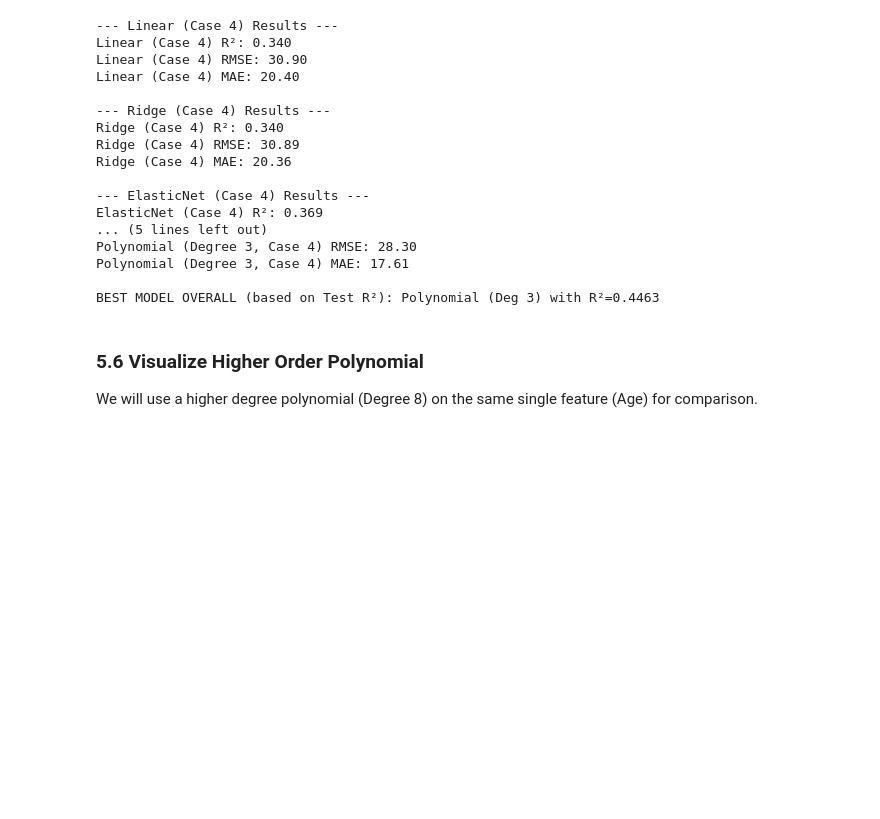
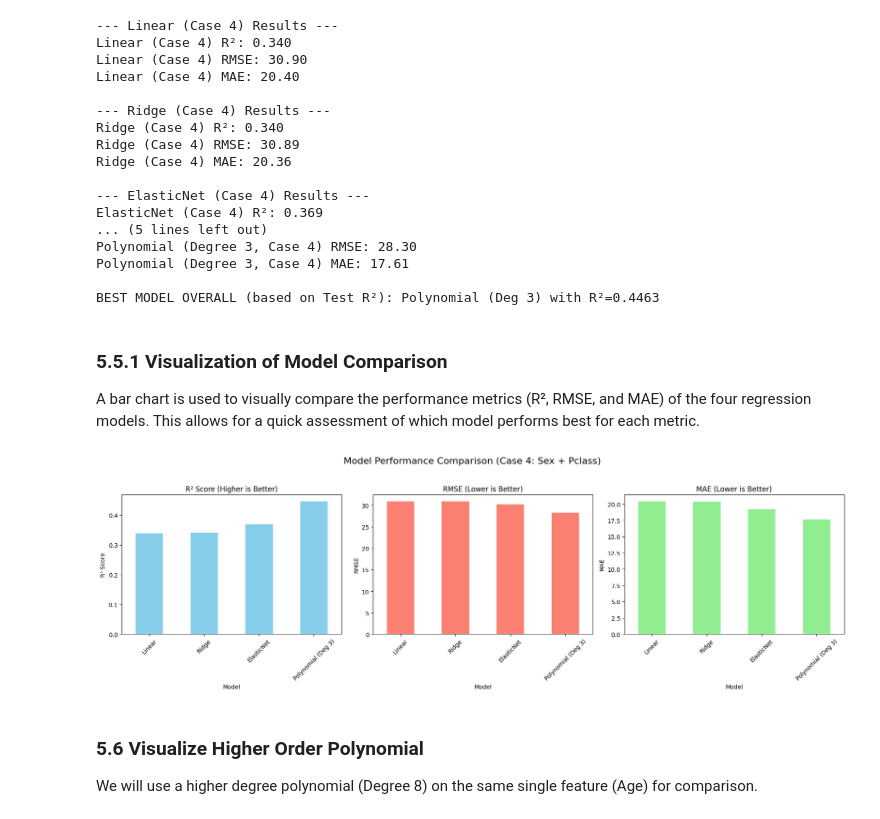
Before and after one commit to s-golla/applied-ml-sgolla, a Jupyter notebook: notebooks/project04/ml04_sgolla.ipynb, the cells around one changed output. Cells and saved outputs as stored; diff of their text form; code cells hidden in the pictures; blank space fills up the shorter version.

Commit message:
model performance visualization implemented

```diff
--- a/notebooks/project04/ml04_sgolla.ipynb
+++ b/notebooks/project04/ml04_sgolla.ipynb
@@ -433,6 +433,49 @@ Polynomial (Degree 3, Case 4) RMSE: 28.30
 Polynomial (Degree 3, Case 4) MAE: 17.61
 
 BEST MODEL OVERALL (based on Test R²): Polynomial (Deg 3) with R²=0.4463
+# %% [markdown]
+### 5.5.1 Visualization of Model Comparison
+A bar chart is used to visually compare the performance metrics (R², RMSE, and MAE) of the four regression models. This allows for a quick assessment of which model performs best for each metric.
+# %%
+# Data for visualization
+model_metrics = {
+    'Model': ['Linear', 'Ridge', 'ElasticNet', 'Polynomial (Deg 3)'],
+    'R²': [r2_score(y_test_best, y4_pred_test),
+           r2_score(y_test_best, y_pred_ridge),
+           r2_score(y_test_best, y_pred_elastic),
+           r2_score(y_test_best, y_pred_poly)],
+    'RMSE': [np.sqrt(mean_squared_error(y_test_best, y4_pred_test)),
+             np.sqrt(mean_squared_error(y_test_best, y_pred_ridge)),
+             np.sqrt(mean_squared_error(y_test_best, y_pred_elastic)),
+             np.sqrt(mean_squared_error(y_test_best, y_pred_poly))],
+    'MAE': [mean_absolute_error(y_test_best, y4_pred_test),
+            mean_absolute_error(y_test_best, y_pred_ridge),
+            mean_absolute_error(y_test_best, y_pred_elastic),
+            mean_absolute_error(y_test_best, y_pred_poly)]
+}
+metrics_df = pd.DataFrame(model_metrics)
+metrics_df.set_index('Model', inplace=True)
+
+# Plotting
+fig, axes = plt.subplots(1, 3, figsize=(18, 6))
+fig.suptitle('Model Performance Comparison (Case 4: Sex + Pclass)', fontsize=16)
+
+metrics_df['R²'].plot(kind='bar', ax=axes[0], color='skyblue', title='R² Score (Higher is Better)')
+axes[0].set_ylabel('R² Score')
+axes[0].tick_params(axis='x', rotation=45)
+
+metrics_df['RMSE'].plot(kind='bar', ax=axes[1], color='salmon', title='RMSE (Lower is Better)')
+axes[1].set_ylabel('RMSE')
+axes[1].tick_params(axis='x', rotation=45)
+
+metrics_df['MAE'].plot(kind='bar', ax=axes[2], color='lightgreen', title='MAE (Lower is Better)')
+axes[2].set_ylabel('MAE')
+axes[2].tick_params(axis='x', rotation=45)
+
+plt.tight_layout(rect=(0, 0.03, 1, 0.95))
+plt.show()
+# %% [output]
+[figure, added]
 # %% [markdown]
 ### 5.6 Visualize Higher Order Polynomial
 We will use a higher degree polynomial (Degree 8) on the same single feature (Age) for comparison.
```
Also changed, not shown: parts of 2 cells of this notebook.
